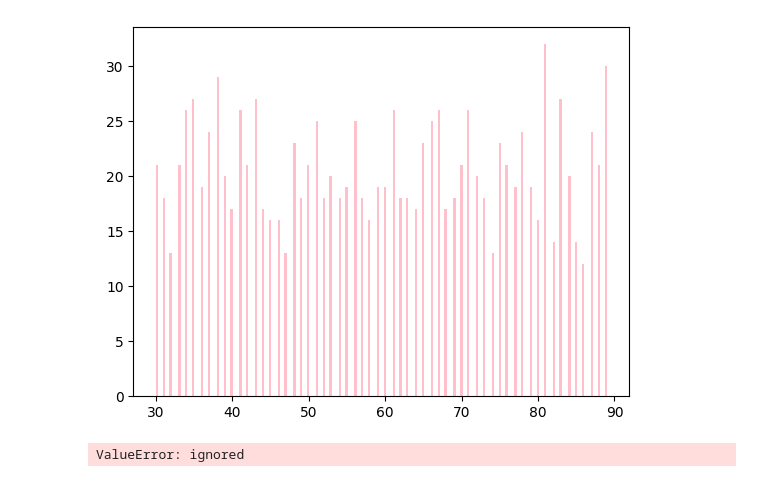
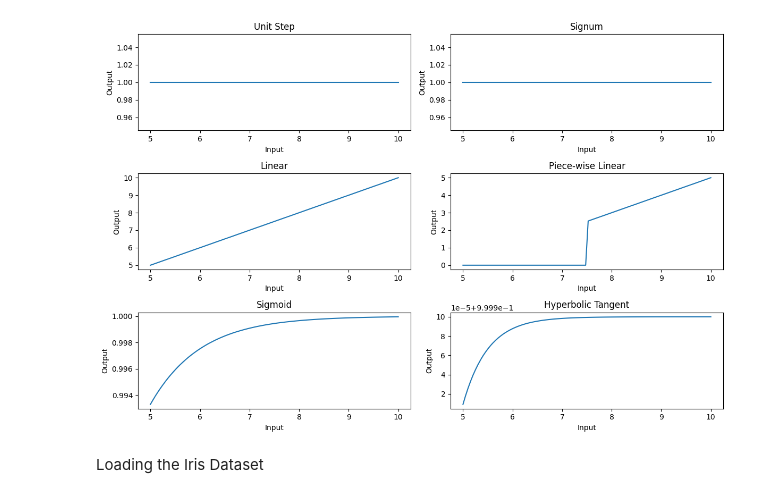
Before and after one commit to sanjayi2000/MachineLearning, a Jupyter notebook: 2348552_Lab9.ipynb, the cells around one changed output. Saved outputs shown, nothing was run; the diff lists cells and outputs as text; code cells hidden in the pictures.

```diff
--- a/2348552_Lab9.ipynb
+++ b/2348552_Lab9.ipynb
@@ -55,13 +2,0 @@ Testing Score: 0.9591836734693877
-# %%
-ages = []
-for i in range(1232):
-  ages.append(np.random.randint(30,90))
-# %%
-plt.hist(ages, bins=200, color='pink');
-# %% [output]
-[figure, removed]
-# %%
-sns.heatmap(np.corrcoef(ages, y), annot=True, cmap='flare', linewidths=6,\
-xticklabels=['age', 'tumor'], yticklabels=['age', 'tumor']);
-# %% [output]
-ValueError: ignored
@@ -67,0 +11,44 @@ ValueError: ignored
+# %%
+x = np.linspace(5, 10, 100)
+# %%
+def unit_step(x):
+    return np.heaviside(x, 1)
+
+def signum(x):
+    return np.sign(x)
+
+def linear(x):
+    return x
+
+def piecewise_linear(x):
+    return np.where(x < 7.5, 0, x-5)
+
+def sigmoid(x):
+    return 1 / (1 + np.exp(-x))
+
+def hyperbolic_tangent(x):
+    return np.tanh(x)
+
+neuron_values = {
+    'Unit Step': unit_step(x),
+    'Signum': signum(x),
+    'Linear': linear(x),
+    'Piece-wise Linear': piecewise_linear(x),
+    'Sigmoid': sigmoid(x),
+    'Hyperbolic Tangent': hyperbolic_tangent(x)
+}
+# %%
+plt.figure(figsize=(12, 8))
+for i, (activation, values) in enumerate(neuron_values.items(), 1):
+    plt.subplot(3, 2, i)
+    plt.plot(x, values)
+    plt.title(activation)
+    plt.xlabel('Input')
+    plt.ylabel('Output')
+
+plt.tight_layout()
+plt.show()
+# %% [output]
+[figure, added]
+# %% [markdown]
+Loading the Iris Dataset
```
Also changed, not shown: parts of 24 cells of this notebook.
